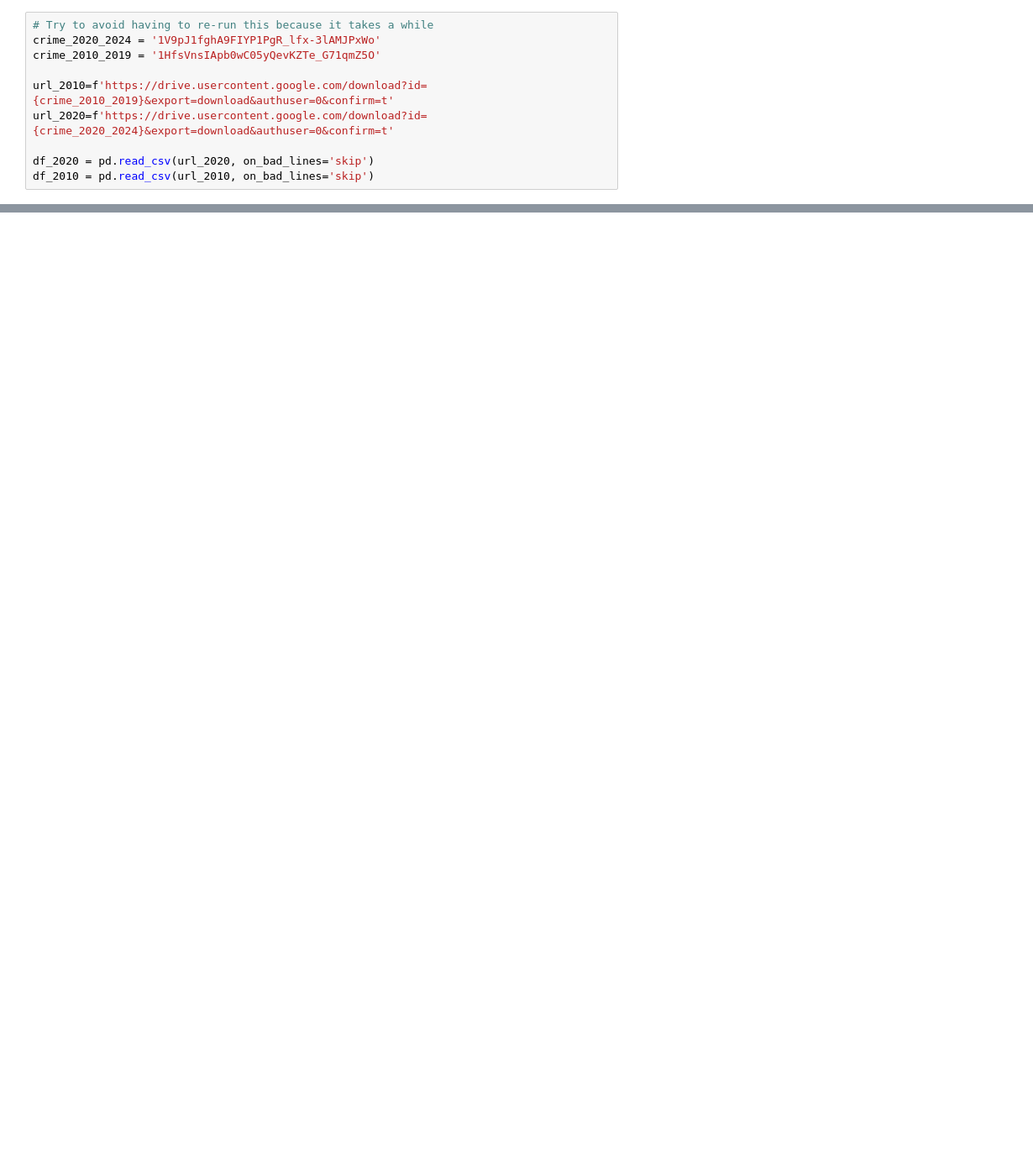
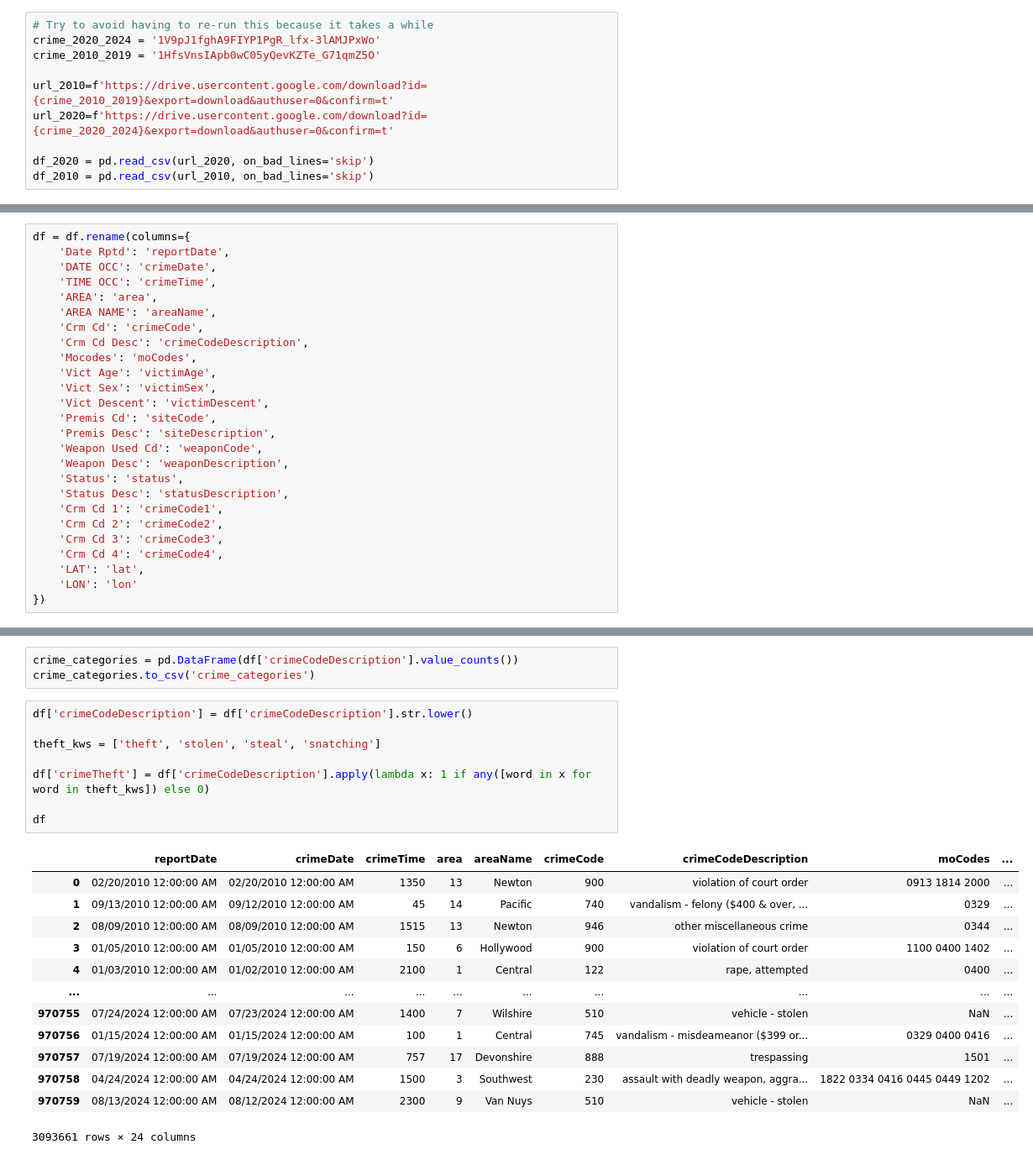
Before and after one commit to wihbit/la_crime, a Jupyter notebook: cleaning.ipynb, the cells around one changed output, grey strips where cells are left out. Shown at 84% size. Cells and saved outputs as stored; diff of their text form; blank space fills up the shorter version.

```diff
--- a/cleaning.ipynb
+++ b/cleaning.ipynb
@@ -29,0 +36,26 @@ df
+# %%
+df = df.rename(columns={
+    'Date Rptd': 'reportDate',
+    'DATE OCC': 'crimeDate',
+    'TIME OCC': 'crimeTime',
+    'AREA': 'area',
+    'AREA NAME': 'areaName',
+    'Crm Cd': 'crimeCode',
+    'Crm Cd Desc': 'crimeCodeDescription',
+    'Mocodes': 'moCodes',
+    'Vict Age': 'victimAge',
+    'Vict Sex': 'victimSex',
+    'Vict Descent': 'victimDescent',
+    'Premis Cd': 'siteCode',
+    'Premis Desc': 'siteDescription',
+    'Weapon Used Cd': 'weaponCode',
+    'Weapon Desc': 'weaponDescription',
+    'Status': 'status',
+    'Status Desc': 'statusDescription',
+    'Crm Cd 1': 'crimeCode1',
+    'Crm Cd 2': 'crimeCode2',
+    'Crm Cd 3': 'crimeCode3',
+    'Crm Cd 4': 'crimeCode4',
+    'LAT': 'lat',
+    'LON': 'lon'
+})
@@ -29,0 +77,25 @@ df
+# %%
+crime_categories = pd.DataFrame(df['crimeCodeDescription'].value_counts())
+crime_categories.to_csv('crime_categories')
+# %%
+df['crimeCodeDescription'] = df['crimeCodeDescription'].str.lower()
+
+theft_kws = ['theft', 'stolen', 'steal', 'snatching']
+
+df['crimeTheft'] = df['crimeCodeDescription'].apply(lambda x: 1 if any([word in x for word in theft_kws]) else 0)
+
+df
+# %% [output]
+|  | reportDate | crimeDate | crimeTime | area | areaName | crimeCode | crimeCodeDescription | moCodes | ... |
+| 0 | 02/20/2010 12:00:00 AM | 02/20/2010 12:00:00 AM | 1350 | 13 | Newton | 900 | violation of court order | 0913 1814 2000 | ... |
+| 1 | 09/13/2010 12:00:00 AM | 09/12/2010 12:00:00 AM | 45 | 14 | Pacific | 740 | vandalism - felony ($400 & over, ... | 0329 | ... |
+| 2 | 08/09/2010 12:00:00 AM | 08/09/2010 12:00:00 AM | 1515 | 13 | Newton | 946 | other miscellaneous crime | 0344 | ... |
+| 3 | 01/05/2010 12:00:00 AM | 01/05/2010 12:00:00 AM | 150 | 6 | Hollywood | 900 | violation of court order | 1100 0400 1402 | ... |
+| 4 | 01/03/2010 12:00:00 AM | 01/02/2010 12:00:00 AM | 2100 | 1 | Central | 122 | rape, attempted | 0400 | ... |
+| ... | ... | ... | ... | ... | ... | ... | ... | ... | ... |
+| 970755 | 07/24/2024 12:00:00 AM | 07/23/2024 12:00:00 AM | 1400 | 7 | Wilshire | 510 | vehicle - stolen | NaN | ... |
+| 970756 | 01/15/2024 12:00:00 AM | 01/15/2024 12:00:00 AM | 100 | 1 | Central | 745 | vandalism - misdeameanor ($399 or... | 0329 0400 0416 | ... |
+| 970757 | 07/19/2024 12:00:00 AM | 07/19/2024 12:00:00 AM | 757 | 17 | Devonshire | 888 | trespassing | 1501 | ... |
+| 970758 | 04/24/2024 12:00:00 AM | 04/24/2024 12:00:00 AM | 1500 | 3 | Southwest | 230 | assault with deadly weapon, aggra... | 1822 0334 0416 0445 0449 1202 | ... |
+| 970759 | 08/13/2024 12:00:00 AM | 08/12/2024 12:00:00 AM | 2300 | 9 | Van Nuys | 510 | vehicle - stolen | NaN | ... |
+3093661 rows × 24 columns
```
Also changed, not shown: parts of 6 cells of this notebook.
